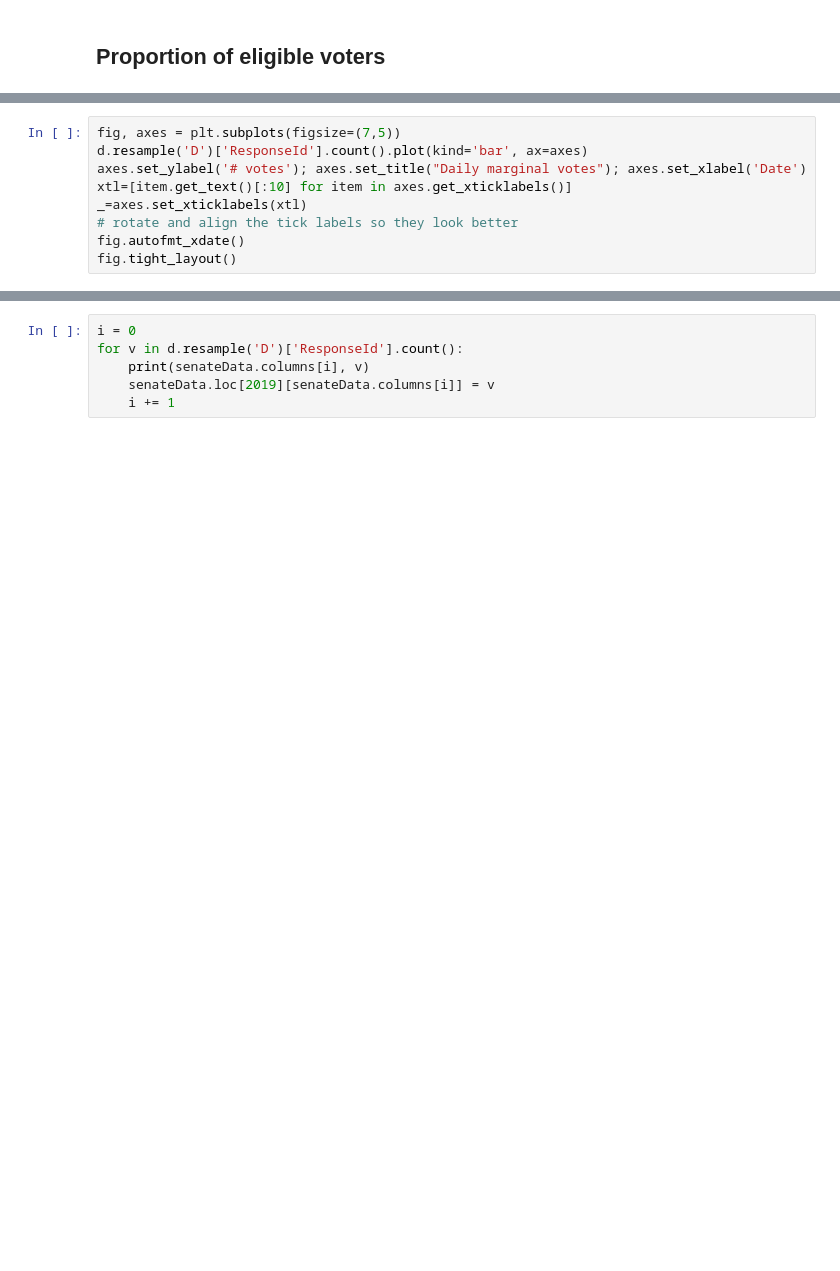
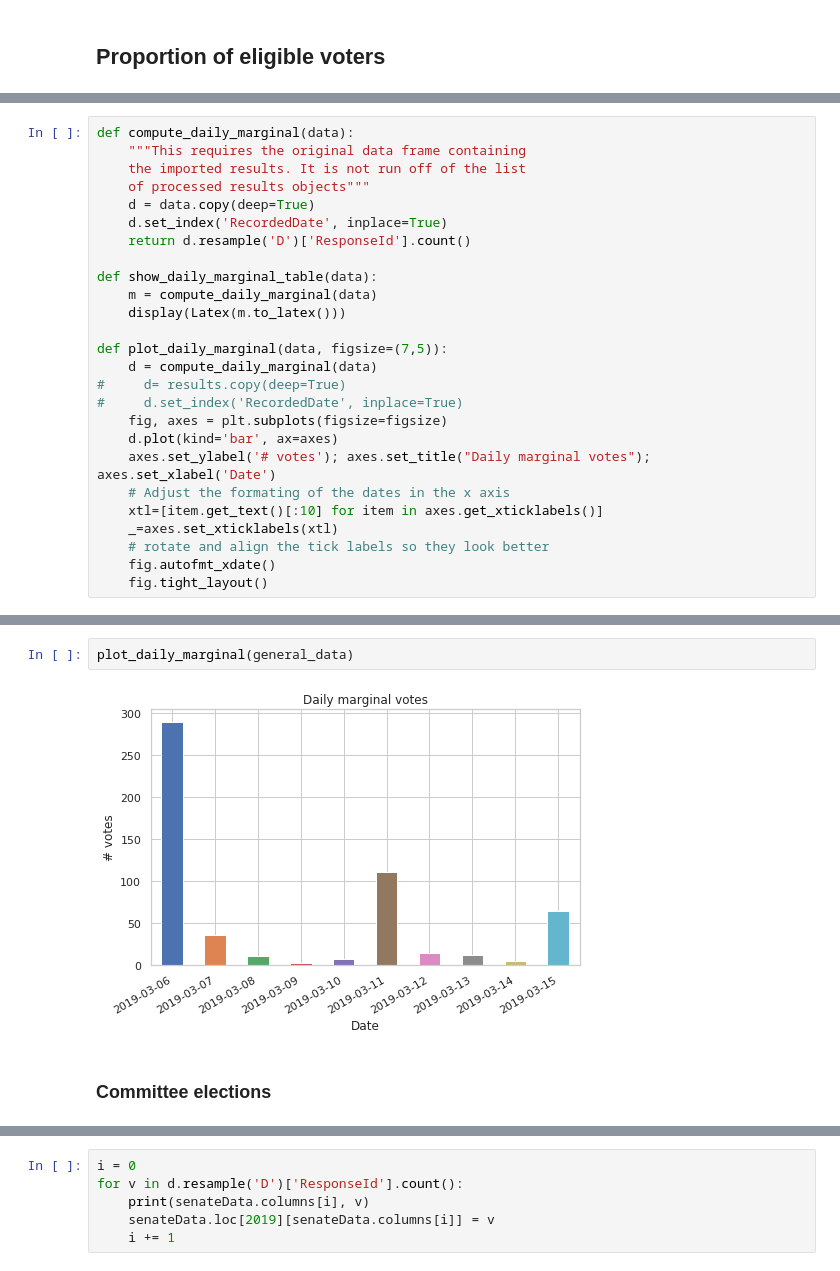
Before and after one commit to AdamSwenson/csun-election-management, a Jupyter notebook: notebooks/2019 Senate Election Management Tools.ipynb, the cells around one changed output, grey strips where cells are left out. Saved outputs shown, nothing was run; the diff lists cells and outputs as text; blank space fills up the shorter version.

```diff
--- a/notebooks/2019 Senate Election Management Tools.ipynb
+++ b/notebooks/2019 Senate Election Management Tools.ipynb
@@ -536,9 +605,26 @@ d.set_index('RecordedDate', inplace=True)
 # %%
-fig, axes = plt.subplots(figsize=(7,5))
-d.resample('D')['ResponseId'].count().plot(kind='bar', ax=axes)
-axes.set_ylabel('# votes'); axes.set_title("Daily marginal votes"); axes.set_xlabel('Date')
-xtl=[item.get_text()[:10] for item in axes.get_xticklabels()]
-_=axes.set_xticklabels(xtl)
-# rotate and align the tick labels so they look better
-fig.autofmt_xdate()
-fig.tight_layout()
+def compute_daily_marginal(data):
+    """This requires the original data frame containing
+    the imported results. It is not run off of the list
+    of processed results objects"""
+    d = data.copy(deep=True)
+    d.set_index('RecordedDate', inplace=True)
+    return d.resample('D')['ResponseId'].count()
+
+def show_daily_marginal_table(data):
+    m = compute_daily_marginal(data)
+    display(Latex(m.to_latex()))
+
+def plot_daily_marginal(data, figsize=(7,5)):
+    d = compute_daily_marginal(data)
+#     d= results.copy(deep=True)
+#     d.set_index('RecordedDate', inplace=True)
+    fig, axes = plt.subplots(figsize=figsize)
+    d.plot(kind='bar', ax=axes)
+    axes.set_ylabel('# votes'); axes.set_title("Daily marginal votes"); axes.set_xlabel('Date')
+    # Adjust the formating of the dates in the x axis
+    xtl=[item.get_text()[:10] for item in axes.get_xticklabels()]
+    _=axes.set_xticklabels(xtl)
+    # rotate and align the tick labels so they look better
+    fig.autofmt_xdate()
+    fig.tight_layout()
@@ -544,0 +653,6 @@ fig.tight_layout()
+# %%
+plot_daily_marginal(general_data)
+# %% [output]
+[figure, added]
+# %% [markdown]
+### Committee elections
```
Also changed, not shown: parts of 95 cells of this notebook, 5 other files.
